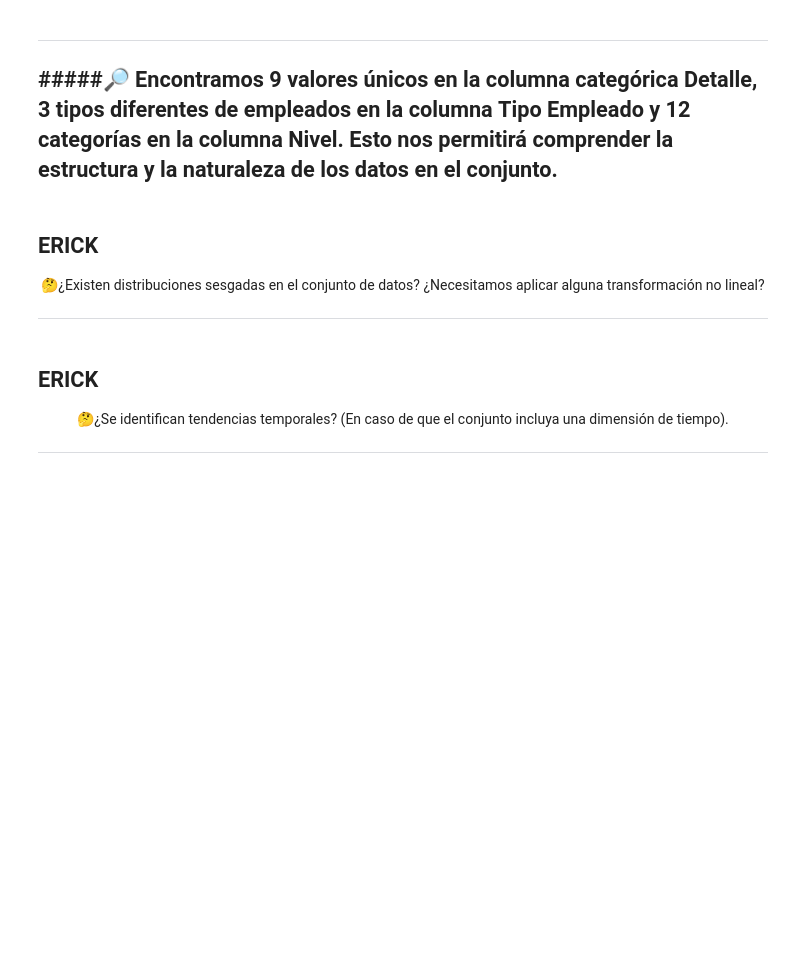
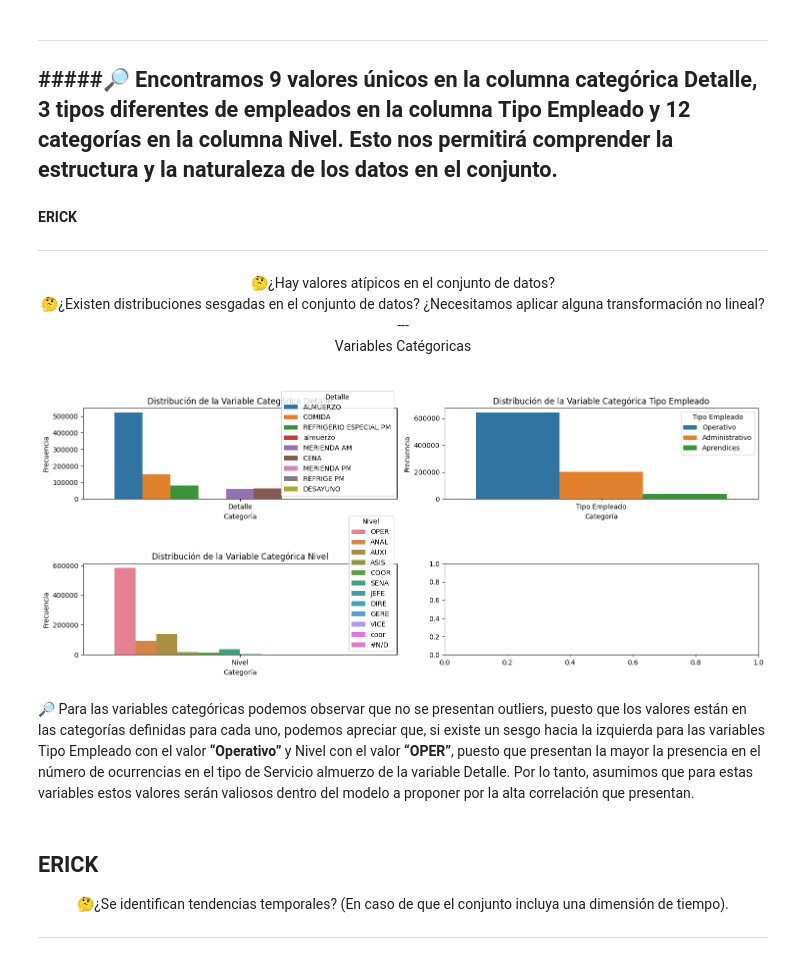
Before and after one commit to A01793509/Equipo_44, a Jupyter notebook: Avance1_44.ipynb, the cells around one changed output. Cells and saved outputs as stored; diff of their text form; code cells hidden in the pictures; blank space fills up the shorter version.

```diff
--- a/Avance1_44.ipynb
+++ b/Avance1_44.ipynb
@@ -201,10 +285,45 @@ plt.show()
 ---
 # %% [markdown]
 **ERICK**
----
-<center> 🤔¿Existen distribuciones sesgadas en el conjunto de datos? ¿Necesitamos aplicar alguna transformación no lineal?</center>
 
 ---
+<center> 🤔¿Hay valores atípicos en el conjunto de datos?</center>
+<center>🤔¿Existen distribuciones sesgadas en el conjunto de datos? ¿Necesitamos aplicar alguna transformación no lineal?<center>
+---
+
+Variables Catégoricas
+# %%
+
+# Suponiendo que df es tu DataFrame con las columnas 'col1' y 'col2'
+fig, axes = plt.subplots(2, 2, figsize=(15, 6))
+
+# Graficar el primer subplot para la primera columna
+sns.countplot(data=pd.melt(dfCasinoConsumo[['Detalle']]), x='variable', hue='value', ax=axes[0, 0])
+axes[0, 0].set_xlabel('Categoría')
+axes[0, 0].set_ylabel('Frecuencia')
+axes[0, 0].set_title('Distribución de la Variable Categórica Detalle')
+axes[0, 0].legend(title='Detalle')
+
+# Graficar el segundo subplot para la segunda columna
+sns.countplot(data=pd.melt(dfCasinoConsumo[['Tipo Empleado']]), x='variable', hue='value', ax=axes[0, 1])
+axes[0, 1].set_xlabel('Categoría')
+axes[0, 1].set_ylabel('Frecuencia')
+axes[0, 1].set_title('Distribución de la Variable Categórica Tipo Empleado')
+axes[0, 1].legend(title='Tipo Empleado')
+
+# Graficar el segundo subplot para la tercera columna
+sns.countplot(data=pd.melt(dfCasinoConsumo[['Nivel']]), x='variable', hue='value', ax=axes[1, 0])
+axes[1, 0].set_xlabel('Categoría')
+axes[1, 0].set_ylabel('Frecuencia')
+axes[1, 0].set_title('Distribución de la Variable Categórica Nivel')
+axes[1, 0].legend(title='Nivel')
+
+plt.tight_layout()
+plt.show()
+# %% [output]
+[figure, added]
+# %% [markdown]
+🔎 Para las variables categóricas podemos observar que no se presentan outliers, puesto que los valores están en las categorías definidas para cada uno, podemos apreciar que, si existe un sesgo hacia la izquierda para las variables Tipo Empleado con el valor **“Operativo”** y Nivel con el valor **“OPER”**, puesto que presentan la mayor la presencia en el número de ocurrencias en el tipo de Servicio almuerzo de la variable Detalle. Por lo tanto, asumimos que para estas variables estos valores serán valiosos dentro del modelo a proponer por la alta correlación que presentan.
 # %% [markdown]
 **ERICK**
 ---
```
Also changed, not shown: parts of 11 cells of this notebook.
